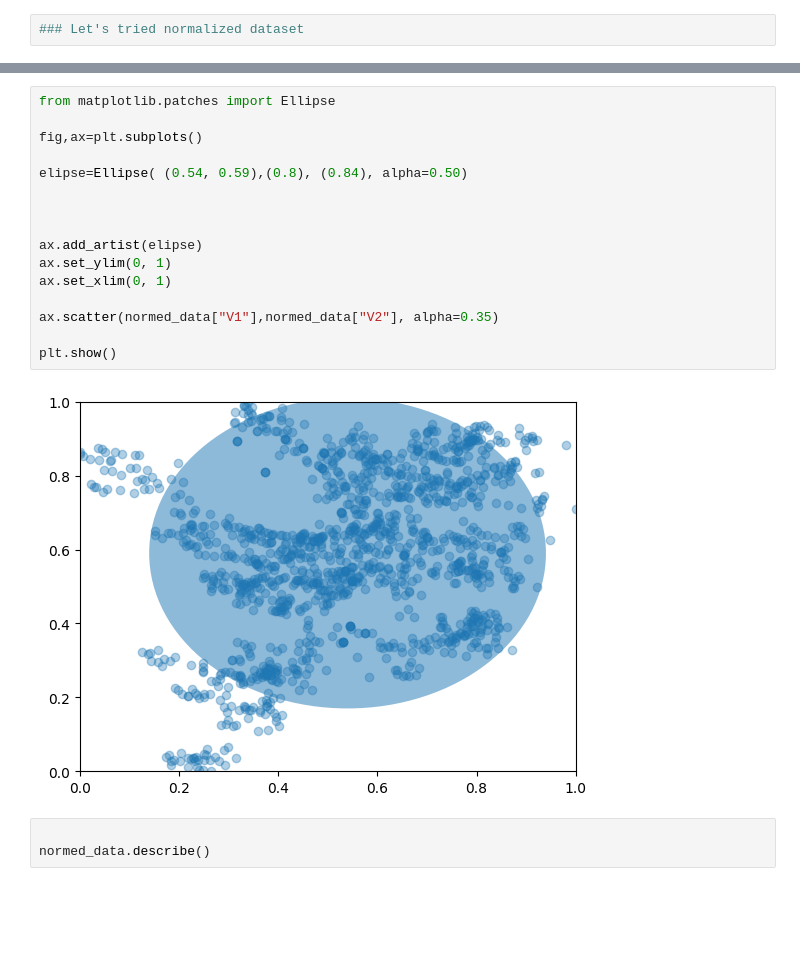
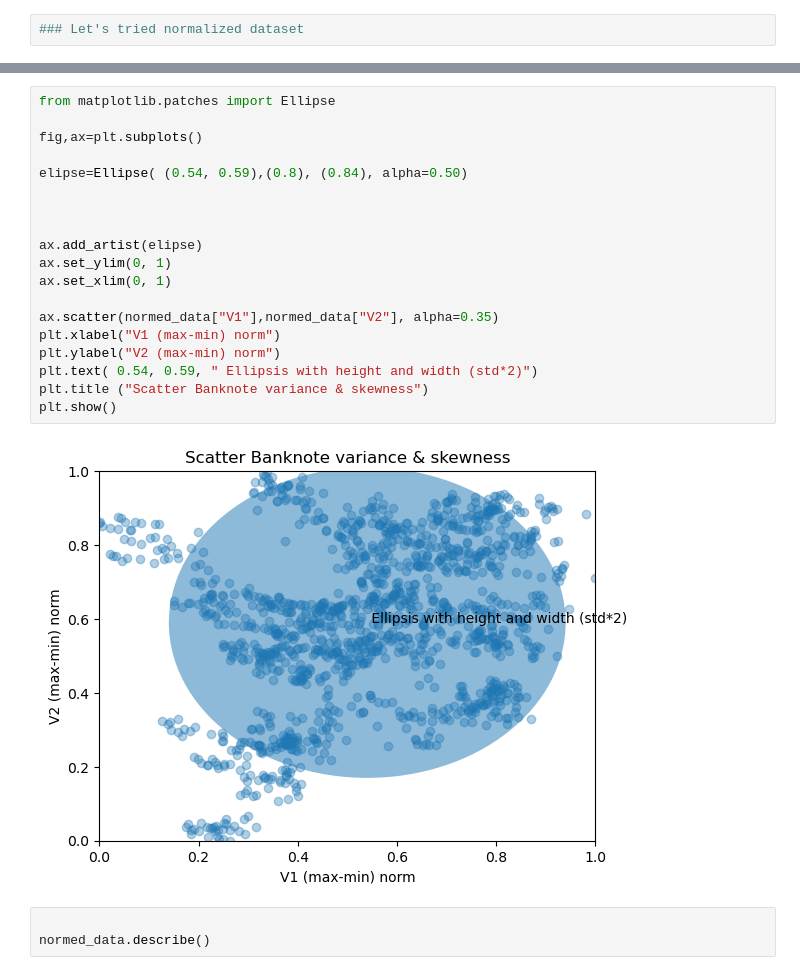
Before and after one commit to irenediaz1974/Portfolio2023, a Jupyter notebook: KMeans_Notebook/banknote_outliers.ipynb, the cells around one changed output, grey strips where cells are left out. Saved outputs shown, nothing was run; the diff lists cells and outputs as text; blank space fills up the shorter version.

```diff
--- a/KMeans_Notebook/banknote_outliers.ipynb
+++ b/KMeans_Notebook/banknote_outliers.ipynb
@@ -101,21 +107,24 @@ normed_data.plot(kind="box")
 # %%
 from matplotlib.patches import Ellipse
 
 fig,ax=plt.subplots()
 
 elipse=Ellipse( (0.54, 0.59),(0.8), (0.84), alpha=0.50)
 
 
 
 ax.add_artist(elipse)
 ax.set_ylim(0, 1)
 ax.set_xlim(0, 1)
 
 ax.scatter(normed_data["V1"],normed_data["V2"], alpha=0.35)
-
+plt.xlabel("V1 (max-min) norm")
+plt.ylabel("V2 (max-min) norm")
+plt.text( 0.54, 0.59, " Ellipsis with height and width (std*2)")
+plt.title ("Scatter Banknote variance & skewness")
 plt.show()
 # %% [output]
-[figure, old version]
+[figure, new version]
 # %%
 
 normed_data.describe()
```
Also changed, not shown: parts of 3 cells of this notebook, 6 other files.
